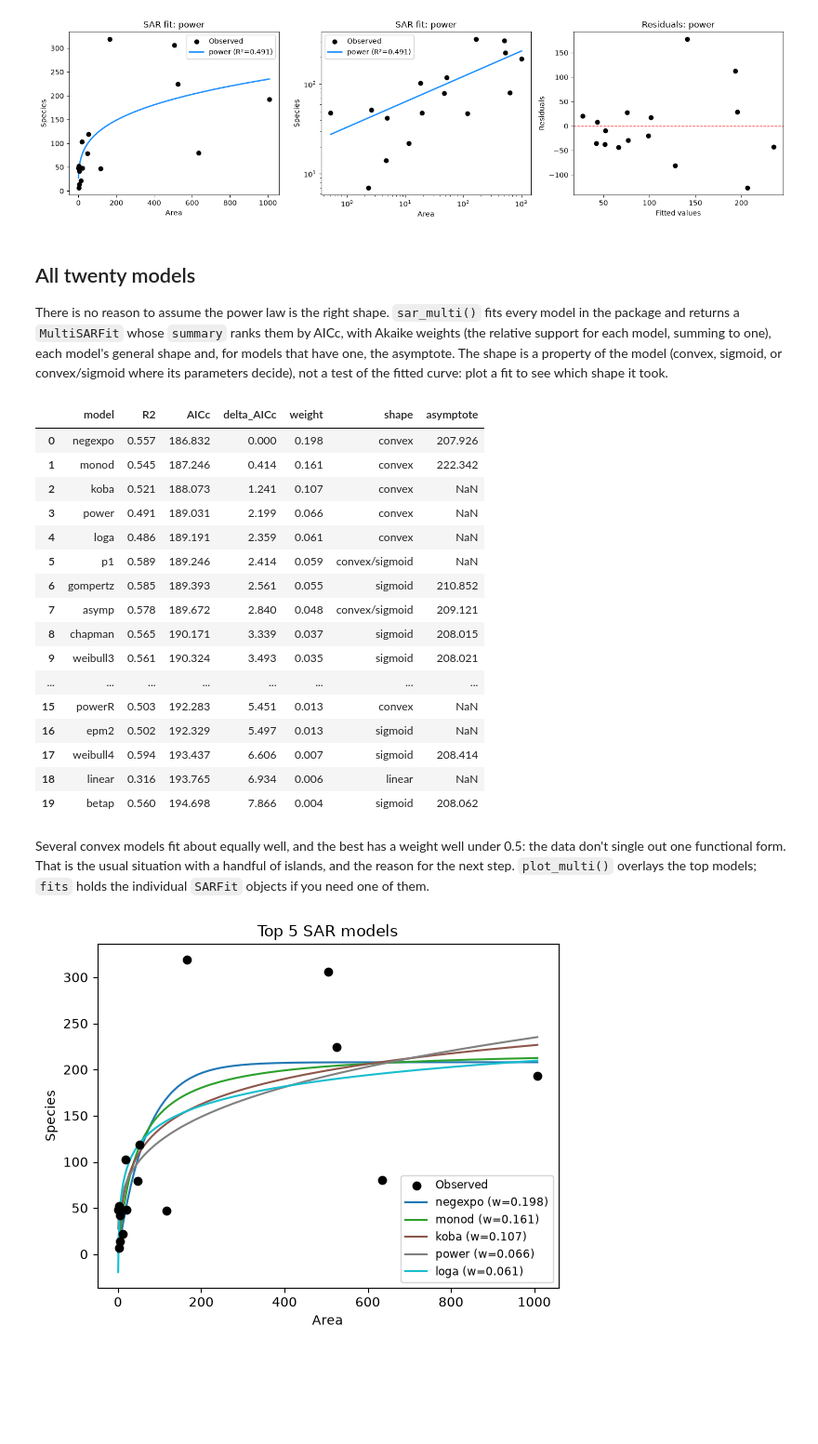
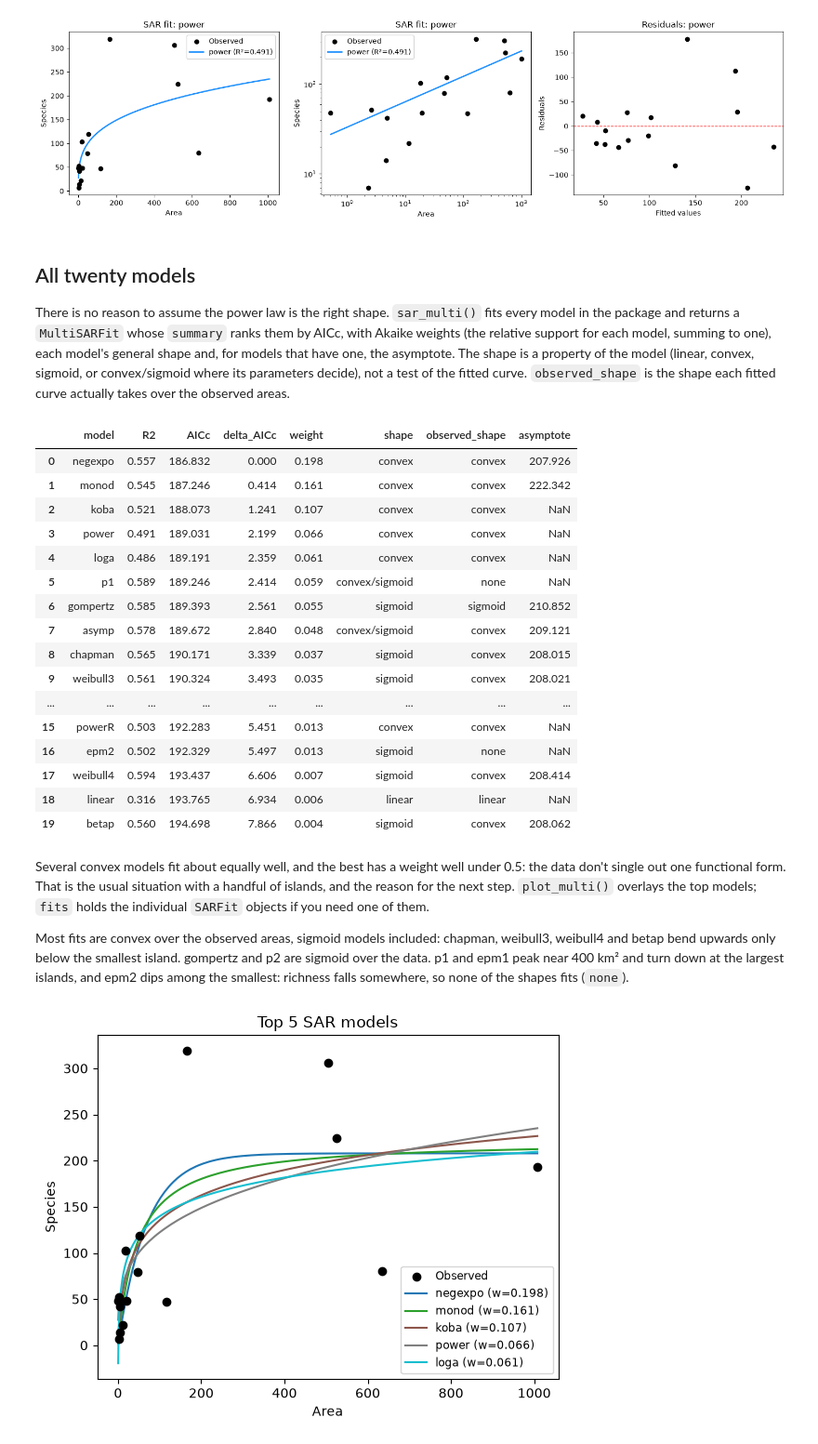
Before and after one commit to jmcmeen/sars, a Jupyter notebook: docs/examples/galapagos.ipynb, the cells around one changed output. Shown at 93% size. Saved outputs shown, nothing was run; the diff lists cells and outputs as text; code cells hidden in the pictures; blank space fills up the shorter version.

```diff
--- a/docs/examples/galapagos.ipynb
+++ b/docs/examples/galapagos.ipynb
@@ -108,35 +123,42 @@ There is no reason to assume the power law is the right shape. `sar_multi()` fit
 model in the package and returns a `MultiSARFit` whose `summary` ranks them by AICc,
 with Akaike weights (the relative support for each model, summing to one), each model's
 general shape and, for models that have one, the asymptote. The shape is a property of
-the model (convex, sigmoid, or convex/sigmoid where its parameters decide), not a test
-of the fitted curve: plot a fit to see which shape it took.
+the model (linear, convex, sigmoid, or convex/sigmoid where its parameters decide), not a test
+of the fitted curve. `observed_shape` is the shape each fitted curve actually takes
+over the observed areas.
 # %%
 multi = sars.sar_multi(galap)
-cols = ["model", "R2", "AICc", "delta_AICc", "weight", "shape", "asymptote"]
+cols = ["model", "R2", "AICc", "delta_AICc", "weight", "shape", "observed_shape", "asymptote"]
 multi.summary[cols].round(3)
 # %% [output]
-|  | model | R2 | AICc | delta_AICc | weight | shape | asymptote |
-| 0 | negexpo | 0.557 | 186.832 | 0.000 | 0.198 | convex | 207.926 |
-| 1 | monod | 0.545 | 187.246 | 0.414 | 0.161 | convex | 222.342 |
-| 2 | koba | 0.521 | 188.073 | 1.241 | 0.107 | convex | NaN |
-| 3 | power | 0.491 | 189.031 | 2.199 | 0.066 | convex | NaN |
-| 4 | loga | 0.486 | 189.191 | 2.359 | 0.061 | convex | NaN |
-| 5 | p1 | 0.589 | 189.246 | 2.414 | 0.059 | convex/sigmoid | NaN |
-| 6 | gompertz | 0.585 | 189.393 | 2.561 | 0.055 | sigmoid | 210.852 |
-| 7 | asymp | 0.578 | 189.672 | 2.840 | 0.048 | convex/sigmoid | 209.121 |
-| 8 | chapman | 0.565 | 190.171 | 3.339 | 0.037 | sigmoid | 208.015 |
-| 9 | weibull3 | 0.561 | 190.324 | 3.493 | 0.035 | sigmoid | 208.021 |
-| ... | ... | ... | ... | ... | ... | ... | ... |
-| 15 | powerR | 0.503 | 192.283 | 5.451 | 0.013 | convex | NaN |
-| 16 | epm2 | 0.502 | 192.329 | 5.497 | 0.013 | sigmoid | NaN |
-| 17 | weibull4 | 0.594 | 193.437 | 6.606 | 0.007 | sigmoid | 208.414 |
-| 18 | linear | 0.316 | 193.765 | 6.934 | 0.006 | linear | NaN |
-| 19 | betap | 0.560 | 194.698 | 7.866 | 0.004 | sigmoid | 208.062 |
+|  | model | R2 | AICc | delta_AICc | weight | shape | observed_shape | asymptote |
+| 0 | negexpo | 0.557 | 186.832 | 0.000 | 0.198 | convex | convex | 207.926 |
+| 1 | monod | 0.545 | 187.246 | 0.414 | 0.161 | convex | convex | 222.342 |
+| 2 | koba | 0.521 | 188.073 | 1.241 | 0.107 | convex | convex | NaN |
+| 3 | power | 0.491 | 189.031 | 2.199 | 0.066 | convex | convex | NaN |
+| 4 | loga | 0.486 | 189.191 | 2.359 | 0.061 | convex | convex | NaN |
+| 5 | p1 | 0.589 | 189.246 | 2.414 | 0.059 | convex/sigmoid | none | NaN |
+| 6 | gompertz | 0.585 | 189.393 | 2.561 | 0.055 | sigmoid | sigmoid | 210.852 |
+| 7 | asymp | 0.578 | 189.672 | 2.840 | 0.048 | convex/sigmoid | convex | 209.121 |
+| 8 | chapman | 0.565 | 190.171 | 3.339 | 0.037 | sigmoid | convex | 208.015 |
+| 9 | weibull3 | 0.561 | 190.324 | 3.493 | 0.035 | sigmoid | convex | 208.021 |
+| ... | ... | ... | ... | ... | ... | ... | ... | ... |
+| 15 | powerR | 0.503 | 192.283 | 5.451 | 0.013 | convex | convex | NaN |
+| 16 | epm2 | 0.502 | 192.329 | 5.497 | 0.013 | sigmoid | none | NaN |
+| 17 | weibull4 | 0.594 | 193.437 | 6.606 | 0.007 | sigmoid | convex | 208.414 |
+| 18 | linear | 0.316 | 193.765 | 6.934 | 0.006 | linear | linear | NaN |
+| 19 | betap | 0.560 | 194.698 | 7.866 | 0.004 | sigmoid | convex | 208.062 |
 # %% [markdown]
 Several convex models fit about equally well, and the best has a weight well under 0.5:
 the data don't single out one functional form. That is the usual situation with a
 handful of islands, and the reason for the next step. `plot_multi()` overlays the top
 models; `fits` holds the individual `SARFit` objects if you need one of them.
+
+Most fits are convex over the observed areas, sigmoid models included: chapman, weibull3,
+weibull4 and betap bend upwards only below the smallest island. gompertz and p2 are
+sigmoid over the data. p1 and epm1 peak near 400 km² and turn down at the largest
+islands, and epm2 dips among the smallest: richness falls somewhere, so none of the
+shapes fits (`none`).
 # %%
 sars.plot_multi(multi, top_n=5)
 plt.show()
```
Also changed, not shown: parts of 16 cells of this notebook, 2 other files.
